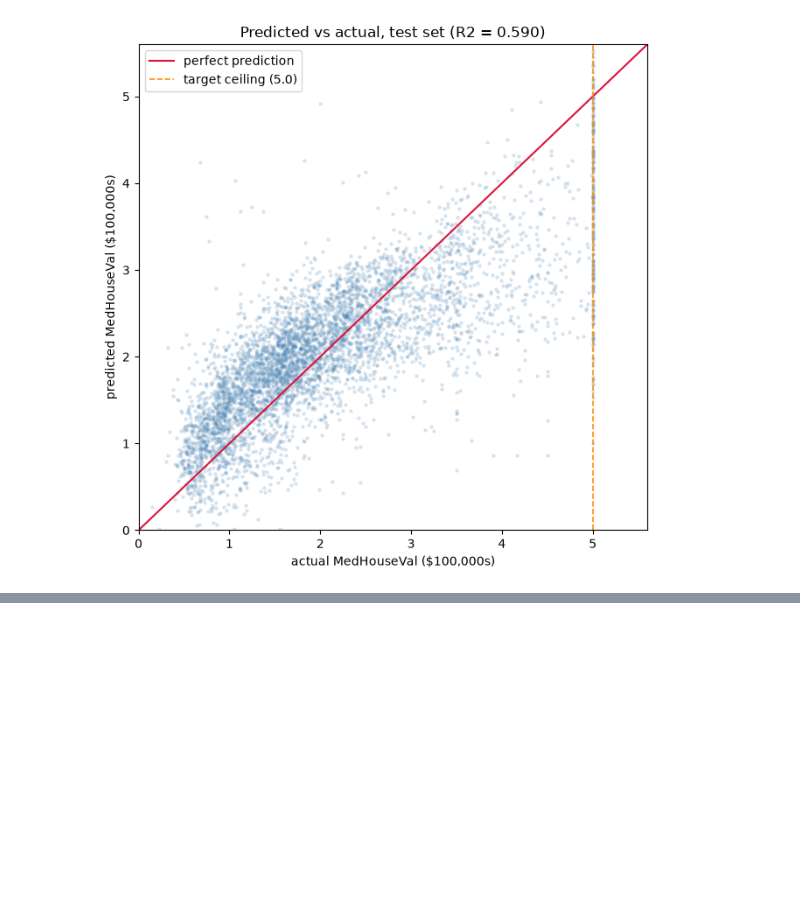
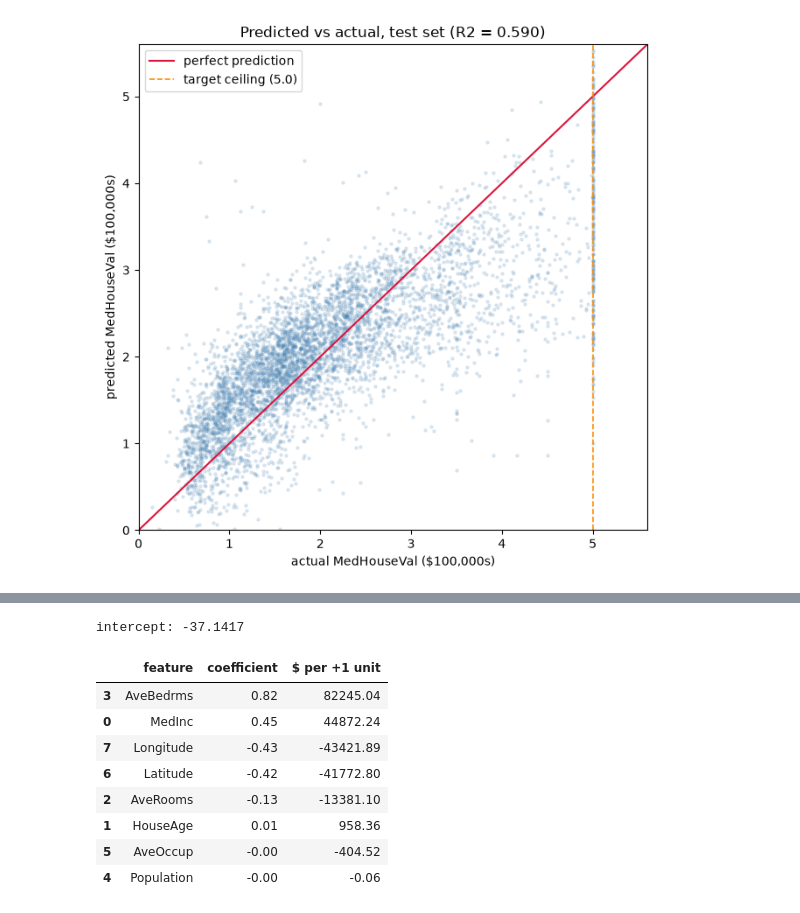
Before and after one commit to dwainXDL/california-housing-regression, a Jupyter notebook: regression.ipynb, the cells around one changed output, grey strips where cells are left out. Saved outputs shown, nothing was run; the diff lists cells and outputs as text; code cells hidden in the pictures; blank space fills up the shorter version.

```diff
--- a/regression.ipynb
+++ b/regression.ipynb
@@ -149,6 +149,7 @@ def evaluate(feats, tr=None, te=None, model=None, label=""):
 
     return {
         "label": label or f"{len(feats)} features",
+        "feats": feats,
         "R2": r2_score(yte, pred),
         "RMSE": np.sqrt(mean_squared_error(yte, pred)),
         "MAE": mean_absolute_error(yte, pred),
@@ -160,7 +161,7 @@ base = evaluate(FEATURES, label="OLS, all 8 features")
 
 print(f"test R2 : {base['R2']:.4f}")
 print(f"test RMSE : {base['RMSE']:.4f} = ${base['RMSE'] * 100_000:,.0f}")
-print(f"test MAE : {base['MAE']:.4f} = {base['MAE'] * 100_000:,.0f}")
+print(f"test MAE : {base['MAE']:.4f} = ${base['MAE'] * 100_000:,.0f}")
 # %% [output]
 test R2 : 0.5897
 test RMSE : 0.7400 = $73,996
@@ -194,0 +196,22 @@ plt.show()
+# %%
+m = base["model"]
+
+coefs = pd.DataFrame({
+    "feature": FEATURES,
+    "coefficient": m.coef_,
+    "$ per +1 unit": m.coef_ * 100_000,
+}).sort_values("coefficient", key=abs, ascending=False)
+
+print(f"intercept: {m.intercept_:.4f}\n")
+coefs.round(2)
+# %% [output]
+intercept: -37.1417
+|  | feature | coefficient | $ per +1 unit |
+| 3 | AveBedrms | 0.82 | 82245.04 |
+| 0 | MedInc | 0.45 | 44872.24 |
+| 7 | Longitude | -0.43 | -43421.89 |
+| 6 | Latitude | -0.42 | -41772.80 |
+| 2 | AveRooms | -0.13 | -13381.10 |
+| 1 | HouseAge | 0.01 | 958.36 |
+| 5 | AveOccup | -0.00 | -404.52 |
+| 4 | Population | -0.00 | -0.06 |
```
Also changed, not shown: parts of 23 cells of this notebook, 2 other files.
